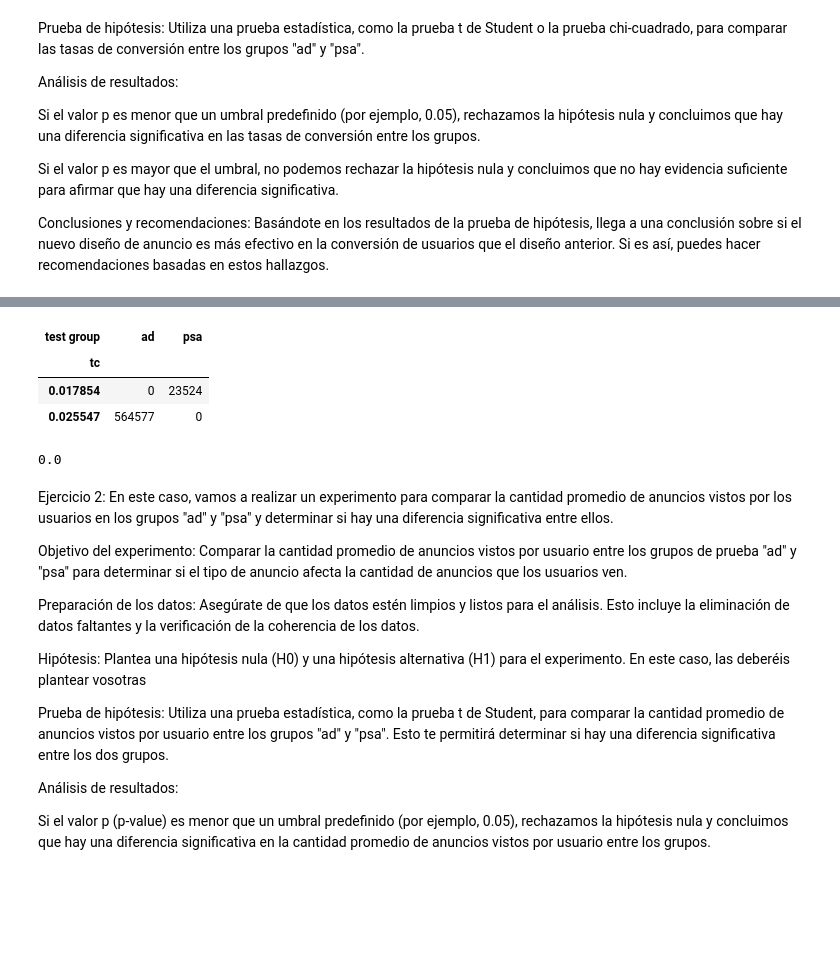
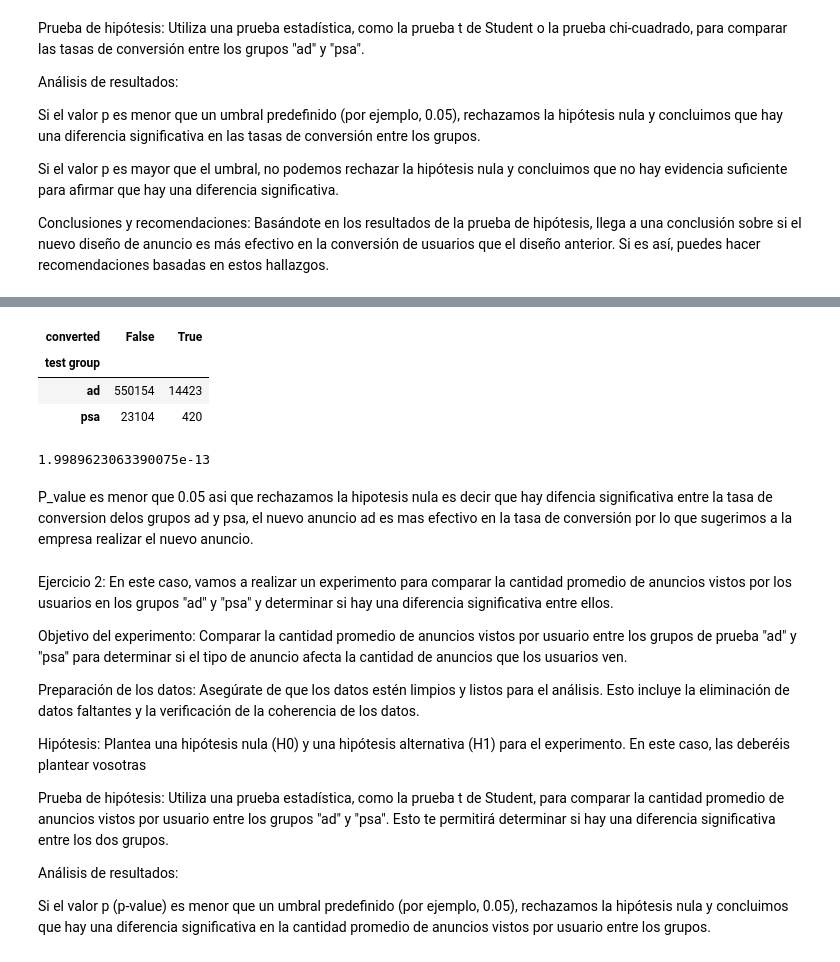
Before and after one commit to inesaag/Pair-Programming-Modulo-3-Sprint1-InesyMirna, a Jupyter notebook: pair_4_ABTesting.ipynb, the cells around one changed output, grey strips where cells are left out. Drawn from its saved outputs; the diff is of its cells as text; code cells hidden in the pictures; blank space fills up the shorter version.

```diff
--- a/pair_4_ABTesting.ipynb
+++ b/pair_4_ABTesting.ipynb
@@ -313,18 +198,20 @@ NameError: name 'metricas' is not defined
 # %%
-tabla =pd.crosstab(df["tc"], df["test group"])
+tabla_cont = pd.crosstab(df["test group"], df["converted"])
+
+tabla_cont
+# %% [output]
+| converted | False | True |
+| test group |  |  |
+| ad | 550154 | 14423 |
+| psa | 23104 | 420 |
-# %%
-tabla
-# %% [output]
-| test group | ad | psa |
-| tc |  |  |
-| 0.017854 | 0 | 23524 |
-| 0.025547 | 564577 | 0 |
 # %%
-chi2,pvalue,_,_ = chi2_contingency(tabla)
+chi2, p_value, _, _ = chi2_contingency(tabla_cont)
+
+print(p_value)
+# %% [output]
+1.9989623063390075e-13
-# %%
-pvalue
-# %% [output]
-0.0
+# %% [markdown]
+P_value es menor que 0.05 asi que rechazamos la hipotesis nula es decir que hay difencia significativa entre la tasa de conversion delos grupos ad y psa, el nuevo anuncio ad es mas efectivo en la tasa de conversión por lo que sugerimos a la empresa realizar el nuevo anuncio.
 # %% [markdown]
 Ejercicio 2:
 En este caso, vamos a realizar un experimento para comparar la cantidad promedio de anuncios vistos por los usuarios en los grupos "ad" y "psa" y determinar si hay una diferencia significativa entre ellos.
```
Also changed, not shown: parts of 51 cells of this notebook.
